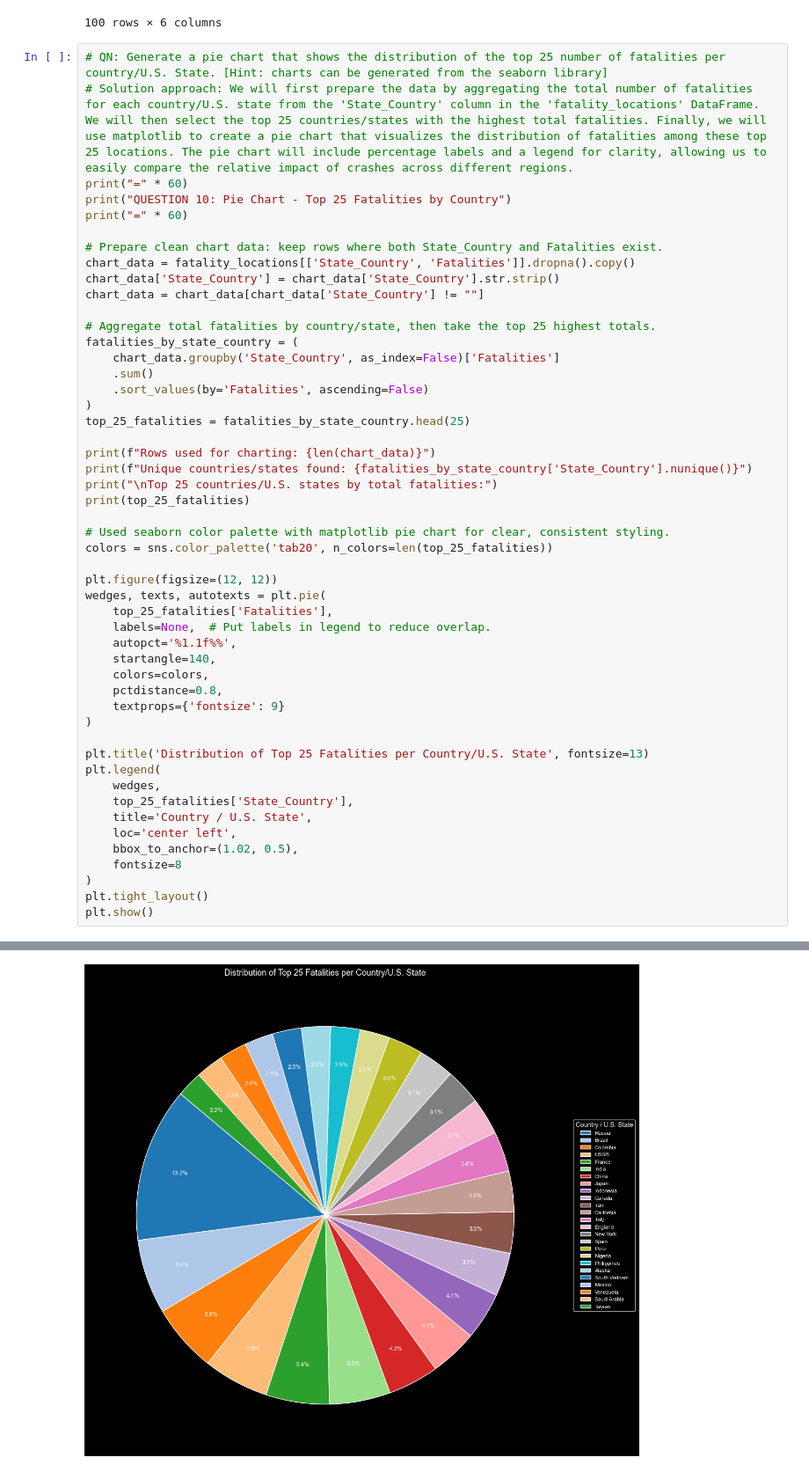
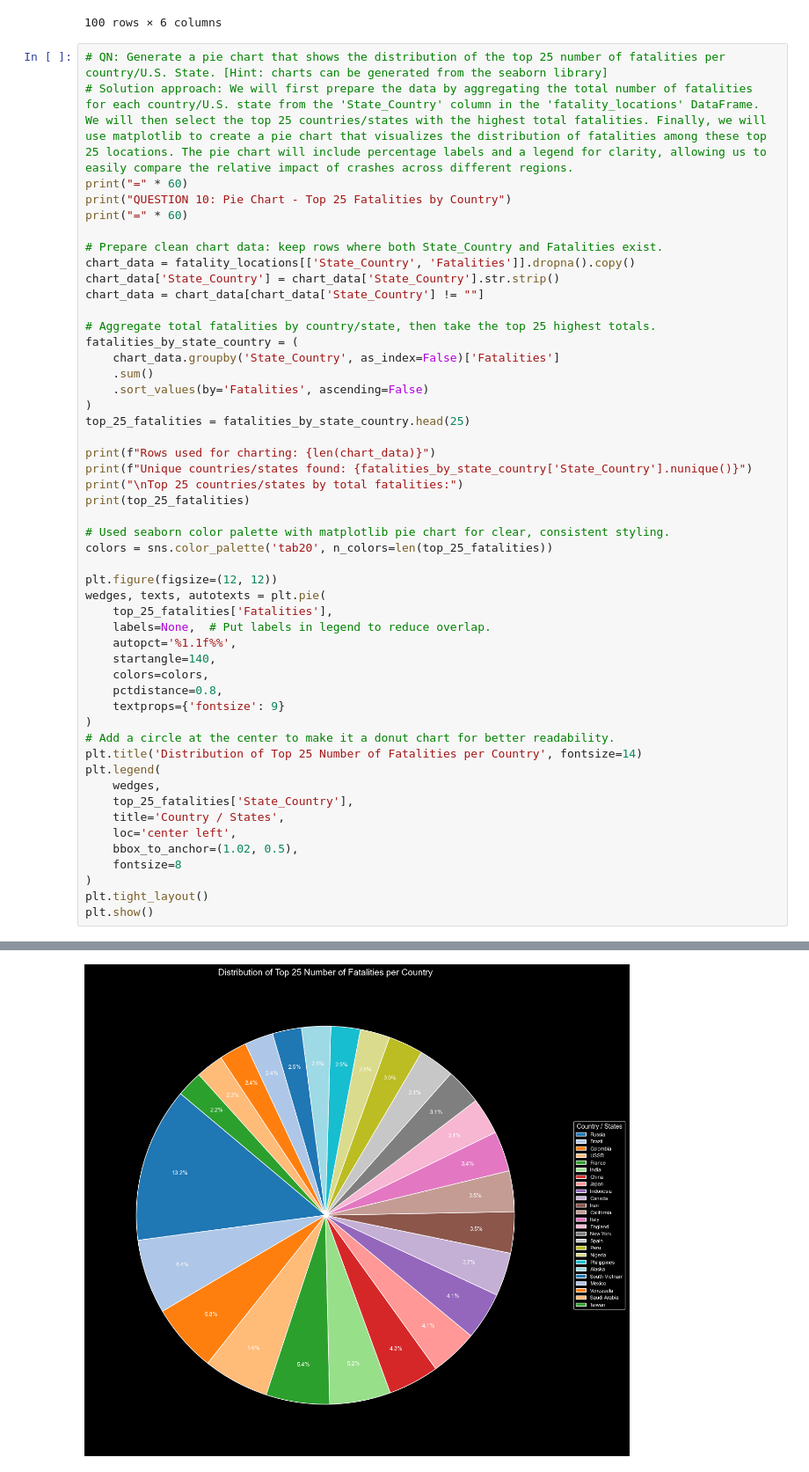
Before and after one commit to williamsiege/Data-Wrangling-Practical-EXE5, a Jupyter notebook: Airplane_Crashes_Data_Cleaning.ipynb, the cells around one changed output, grey strips where cells are left out. Shown at 88% size. Cells and saved outputs as stored; diff of their text form.

```diff
--- a/Airplane_Crashes_Data_Cleaning.ipynb
+++ b/Airplane_Crashes_Data_Cleaning.ipynb
@@ -523,7 +523,7 @@ top_25_fatalities = fatalities_by_state_country.head(25)
 
 print(f"Rows used for charting: {len(chart_data)}")
 print(f"Unique countries/states found: {fatalities_by_state_country['State_Country'].nunique()}")
-print("\nTop 25 countries/U.S. states by total fatalities:")
+print("\nTop 25 countries/states by total fatalities:")
 print(top_25_fatalities)
 
 # Used seaborn color palette with matplotlib pie chart for clear, consistent styling.
@@ -539,12 +539,12 @@ wedges, texts, autotexts = plt.pie(
     pctdistance=0.8,
     textprops={'fontsize': 9}
 )
-
-plt.title('Distribution of Top 25 Fatalities per Country/U.S. State', fontsize=13)
+# Add a circle at the center to make it a donut chart for better readability.
+plt.title('Distribution of Top 25 Number of Fatalities per Country', fontsize=14)
 plt.legend(
     wedges,
     top_25_fatalities['State_Country'],
-    title='Country / U.S. State',
+    title='Country / States',
     loc='center left',
     bbox_to_anchor=(1.02, 0.5),
     fontsize=8
@@ -562,11 +562,11 @@ Top 25 countries/U.S. states by total fatalities:
      State_Country  Fatalities
 293         Russia      6660.0
 50          Brazil      3205.0
 79        Colombia      2935.0
 352           USSR      2831.0
 ... (17 lines left out)
 220         Mexico      1231.0
 362      Venezuela      1191.0
 301   Saudi Arabia      1183.0
 329         Taiwan      1117.0
-[figure, old version]
+[figure, new version]
```
Also changed, not shown: parts of 1 cell of this notebook.
